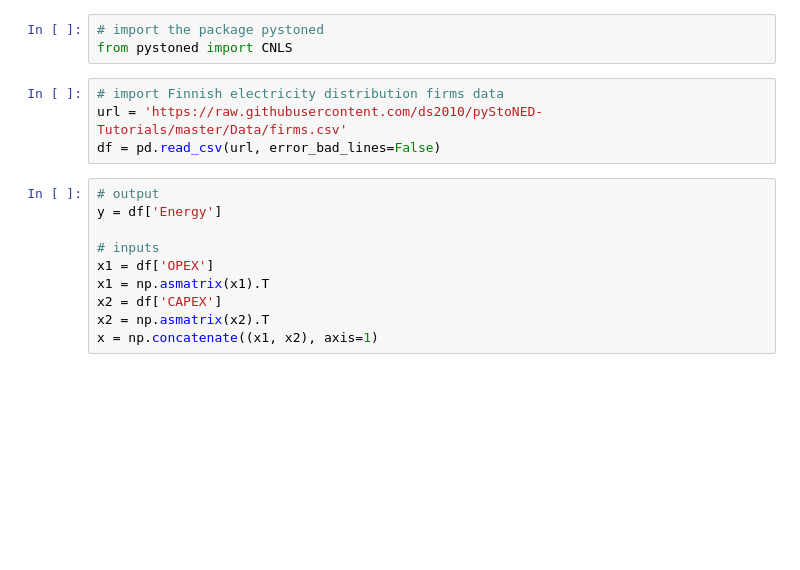
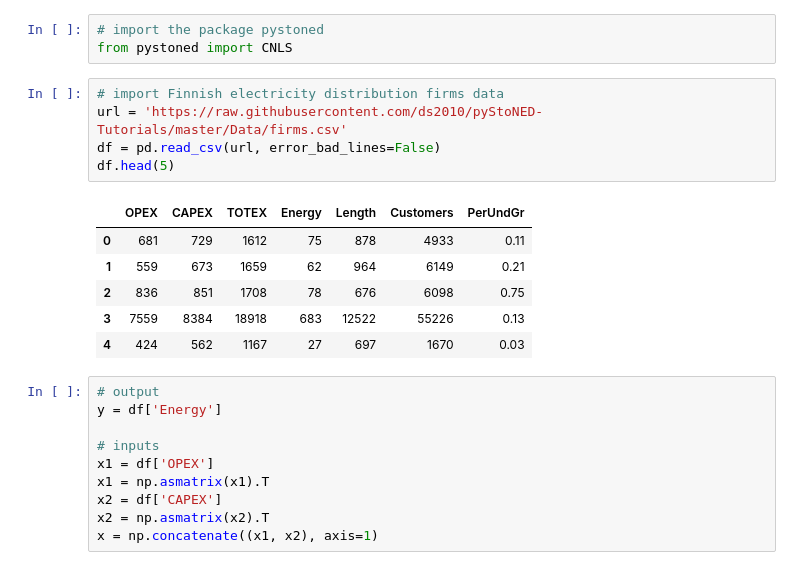
Before and after one commit to szhao33/pyStoNED-Tutorials, a Jupyter notebook: CNLS/CNLS_prod.ipynb, the cells around one changed output. Cells and saved outputs as stored; diff of their text form; blank space fills up the shorter version.

```diff
--- a/CNLS/CNLS_prod.ipynb
+++ b/CNLS/CNLS_prod.ipynb
@@ -36,7 +36,15 @@ from pystoned import CNLS
 # %%
 # import Finnish electricity distribution firms data
 url = 'https://raw.githubusercontent.com/ds2010/pyStoNED-Tutorials/master/Data/firms.csv'
 df = pd.read_csv(url, error_bad_lines=False)
+df.head(5)
+# %% [output]
+|  | OPEX | CAPEX | TOTEX | Energy | Length | Customers | PerUndGr |
+| 0 | 681 | 729 | 1612 | 75 | 878 | 4933 | 0.11 |
+| 1 | 559 | 673 | 1659 | 62 | 964 | 6149 | 0.21 |
+| 2 | 836 | 851 | 1708 | 78 | 676 | 6098 | 0.75 |
+| 3 | 7559 | 8384 | 18918 | 683 | 12522 | 55226 | 0.13 |
+| 4 | 424 | 562 | 1167 | 27 | 697 | 1670 | 0.03 |
 # %%
 # output
 y = df['Energy']
```
Also changed, not shown: parts of 5 cells of this notebook, 2 other files.
